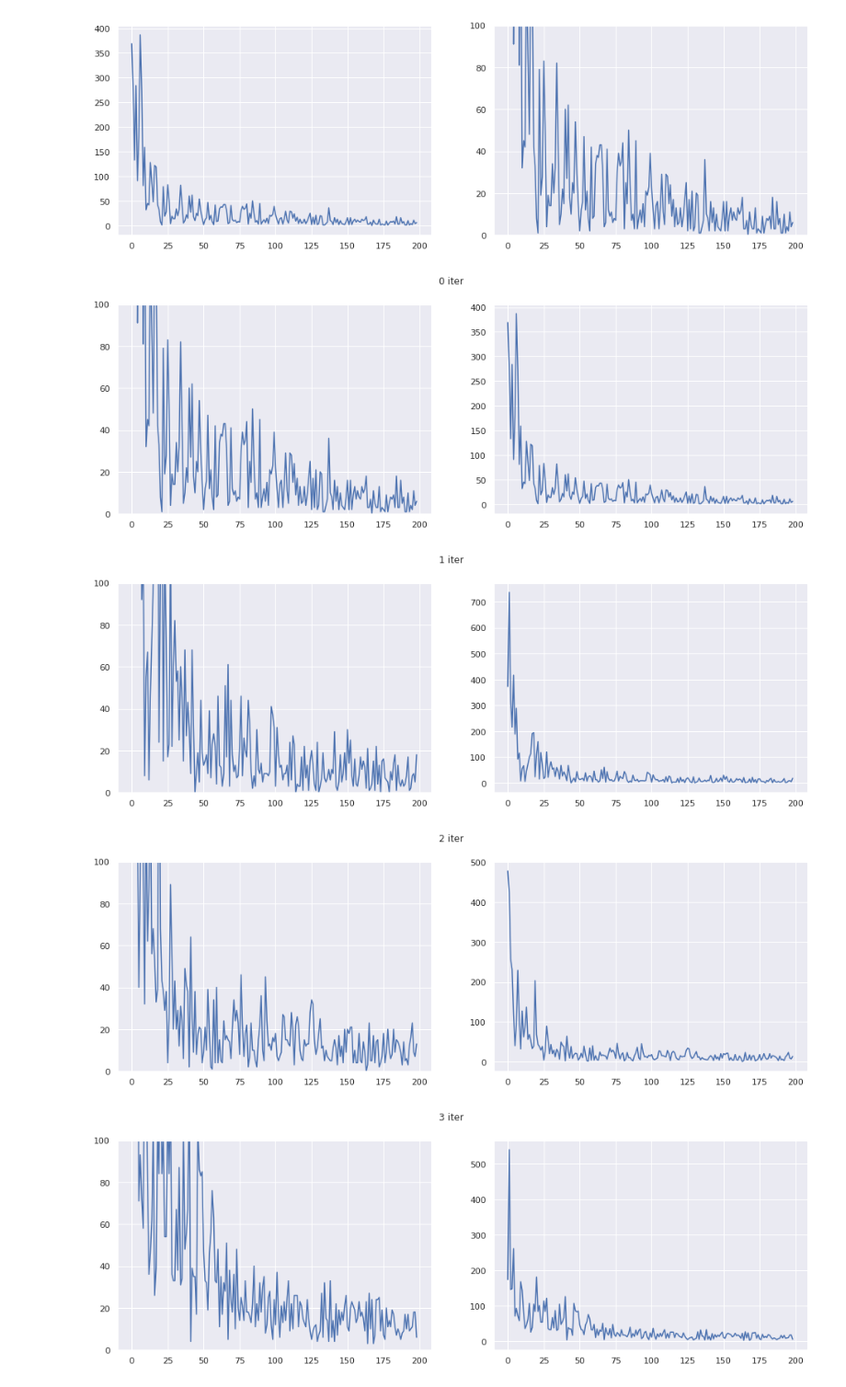
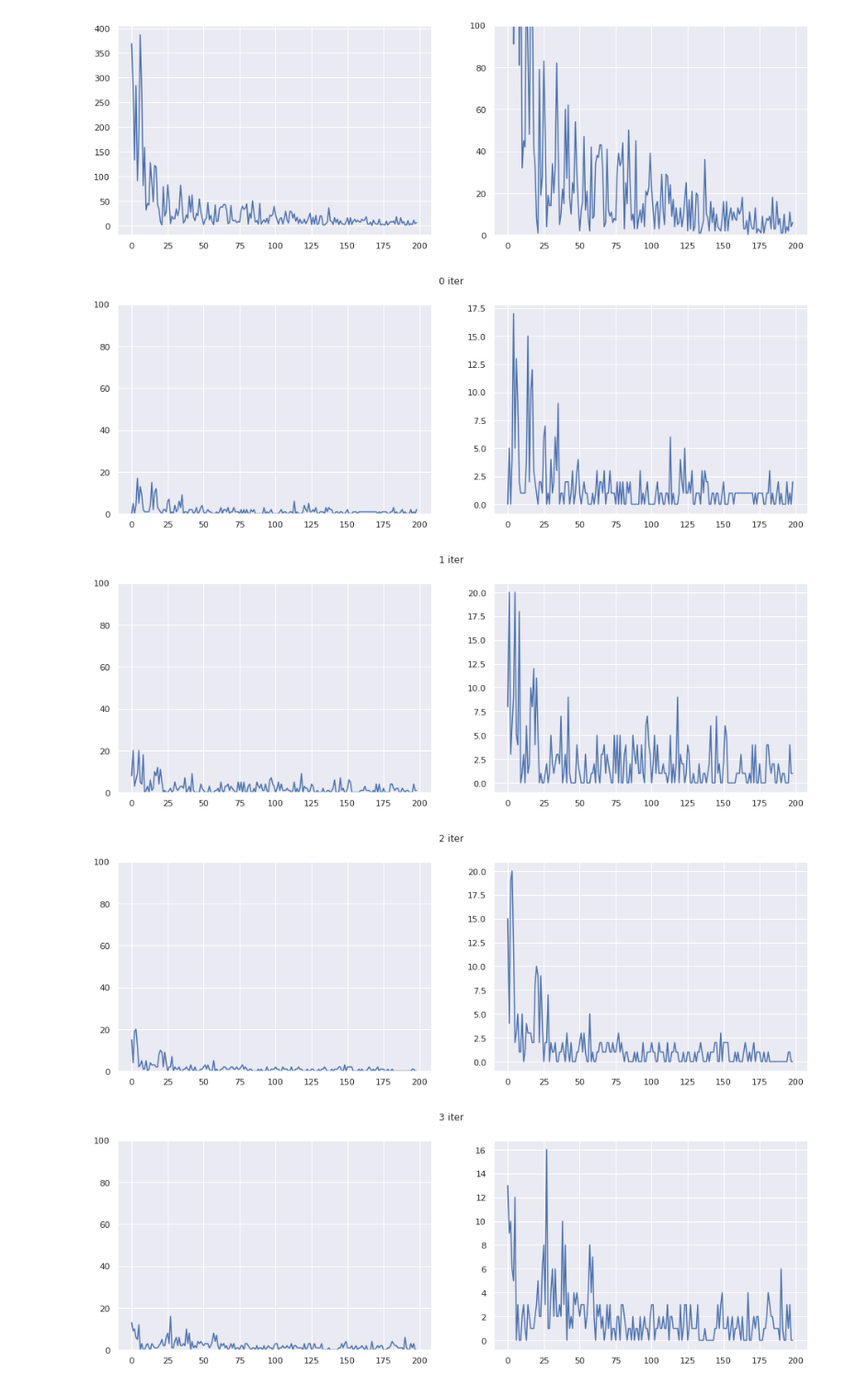
Before and after one commit to kkh8676/opt_functions, a Jupyter notebook: levy_solution_set.ipynb, the cells around one changed output. Shown at 92% size. Cells and saved outputs as stored; diff of their text form; code cells hidden in the pictures.

```diff
--- a/levy_solution_set.ipynb
+++ b/levy_solution_set.ipynb
@@ -124,24 +124,24 @@ ax2.set_ylim([0,100])
 [figure]
 # %%
 for iter_num in range(len(sort_idx_list_iter)):
-    cur_first = [item[:1000] for item in sort_idx_list_iter[iter_num]]
+    cur_first = [item[:20] for item in sort_idx_list_iter[iter_num]]
 
     set_list = []
     for i in range(len(cur_first)):
         set_list.append(set(cur_first[i]))
 
     numbers = []
     for i in range(len(set_list)-1):
         numbers.append(len(set_list[i].difference(set_list[i+1])))
 
     fig, (ax1,ax2) = plt.subplots(1,2, figsize=(16,5))
     ax1.plot(numbers)
     ax2.plot(numbers)
     ax1.set_ylim([0,100])
     fig.suptitle("%d iter"%iter_num)
     plt.show()
 # %% [output]
-[figure, old version]
+[figure, new version]
-[figure, old version]
+[figure, new version]
-[figure, old version]
+[figure, new version]
-[figure, old version]
+[figure, new version]
```
Also changed, not shown: parts of 9 cells of this notebook.
